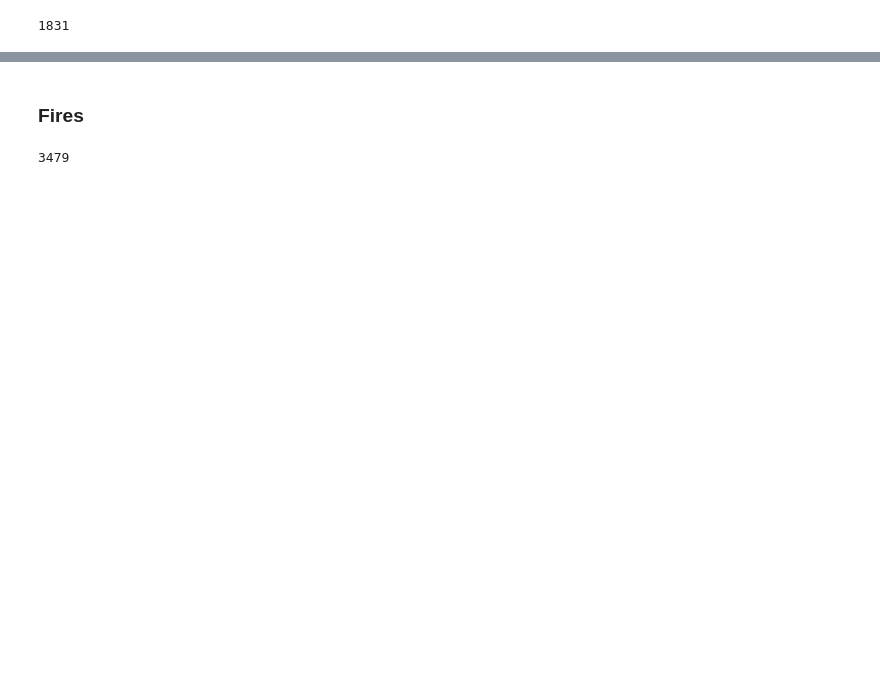
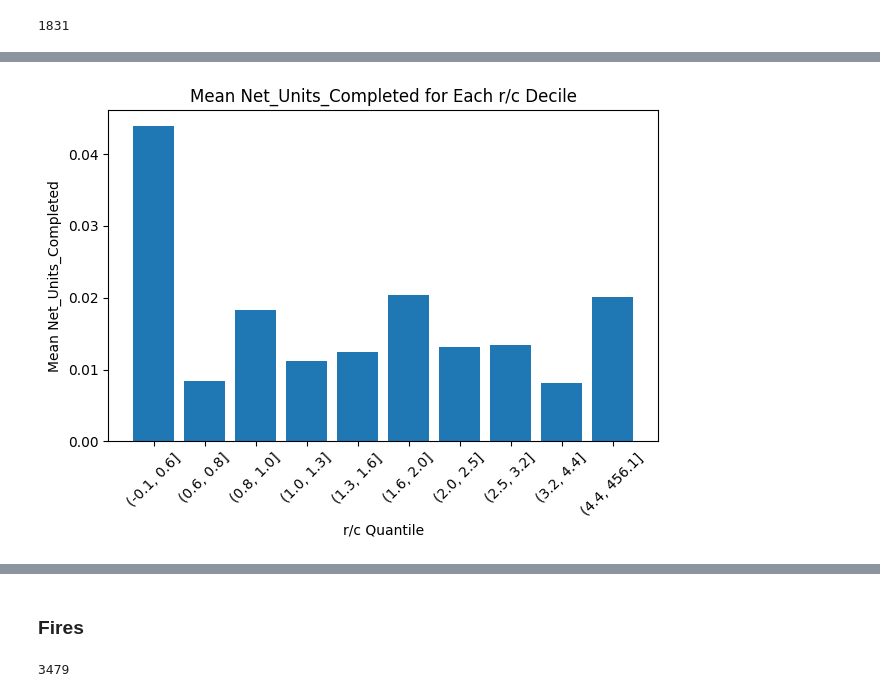
Before and after one commit to sdamerdji/dissertation, a Jupyter notebook: iv/fires iv.ipynb, the cells around one changed output, grey strips where cells are left out. Saved outputs shown, nothing was run; the diff lists cells and outputs as text; code cells hidden in the pictures; blank space fills up the shorter version.

```diff
--- a/iv/fires iv.ipynb
+++ b/iv/fires iv.ipynb
@@ -118,0 +163,17 @@ result.Developed.sum()
+# %%
+plot_data = result[['r/c', 'Net_Units_Completed']].copy()
+plot_data = plot_data[plot_data['r/c'].notna()]
+plot_data['r/c'] = pd.qcut(plot_data['r/c'], q=10, precision=1).astype(str)
+
+# Calculate proportion of developed parcels
+grouped = plot_data.groupby('r/c')['Net_Units_Completed'].mean().reset_index()
+# Plotting
+plt.bar(grouped['r/c'], grouped['Net_Units_Completed'])
+plt.xlabel('r/c Quantile')
+plt.ylabel('Mean Net_Units_Completed')
+plt.title('Mean Net_Units_Completed for Each r/c Decile')
+plt.xticks(rotation=45)
+plt.tight_layout()  # Ensures that labels fit within the plot area
+plt.show()
+# %% [output]
+[figure, added]
```
Also changed, not shown: parts of 30 cells of this notebook, 6 other files.
